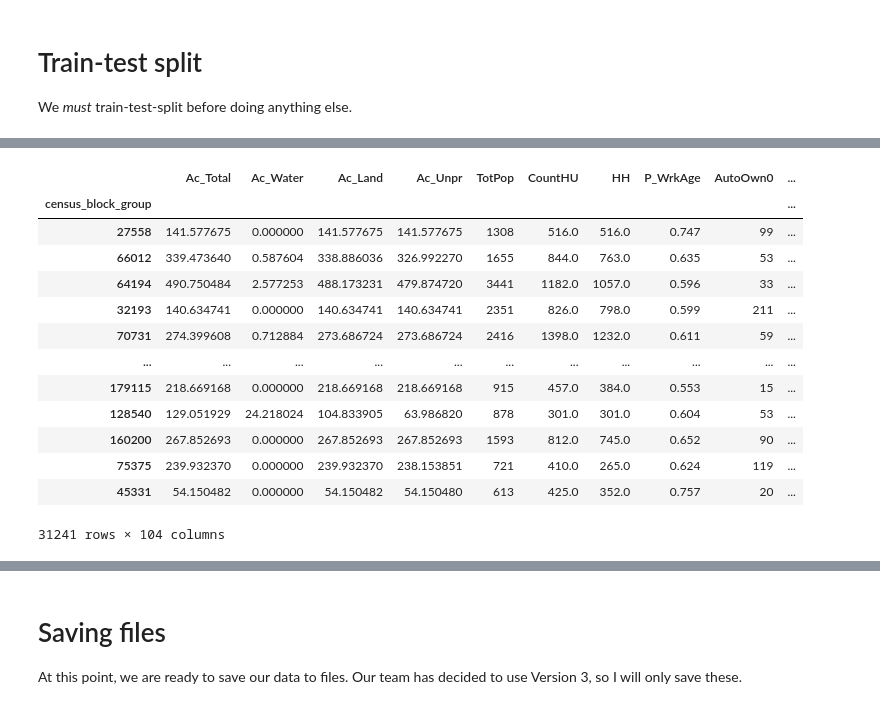
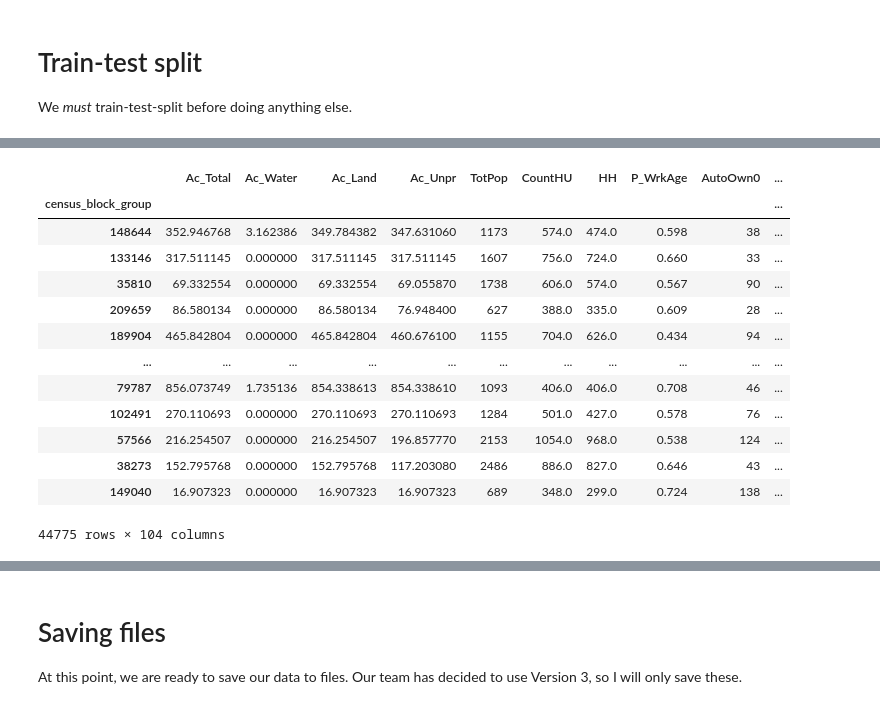
Before and after one commit to Arcturus816/Impact-of-Built-Environment, a Jupyter notebook: code/data-processing-1.ipynb, the cells around one changed output, grey strips where cells are left out. Drawn from its saved outputs; the diff is of its cells as text; code cells hidden in the pictures.

```diff
--- a/code/data-processing-1.ipynb
+++ b/code/data-processing-1.ipynb
@@ -1002,18 +1061,29 @@ gdf_combined2 = gdf_epa_trimmed2.join(other=df_cbg_aggregated, how="left")
 gdf_combined2_no2020 = gdf_epa_trimmed2.join(other=df_cbg_no2020_aggregated, how="left")
 
 # Get rid of rows with too few crashes
-gdf_combined2 = gdf_combined2[gdf_combined2["weighted_crashes"] > 3]
-gdf_combined2_no2020 = gdf_combined2_no2020[gdf_combined2_no2020["weighted_crashes"] > 3]
+gdf_combined2_gt3crashes = gdf_combined2[gdf_combined2["weighted_crashes"] > 3]
+gdf_combined2_no2020_gt3crashes = gdf_combined2_no2020[gdf_combined2_no2020["weighted_crashes"] > 3]
 
-# Create subversions, normalizing the outcome variable by population density
-gdf_combined2_normalized = gdf_combined2.copy()
-gdf_combined2_normalized["normalized_crashes"] = gdf_combined2_normalized["weighted_crashes"] / gdf_combined2_normalized["D1B"]
-gdf_combined2_normalized = gdf_combined2_normalized.drop(columns="weighted_crashes")
+# To prevent dividing by zero, we need to make sure the population density `D1B` is positive.
+# Furthermore, we don't want to use zero as an input into the logarithm, so we must get of CBGs with zero crashes.
+gdf_combined2 = gdf_combined2[(gdf_combined2["D1B"] > 0)
+                            & (gdf_combined2["weighted_crashes"] > 0)]
+gdf_combined2_no2020 = gdf_combined2_no2020[(gdf_combined2_no2020["D1B"] > 0)
+                                          & (gdf_combined2_no2020["weighted_crashes"] > 0)]
+gdf_combined2_gt3crashes = gdf_combined2_gt3crashes[gdf_combined2_gt3crashes["D1B"] > 0]
+gdf_combined2_no2020_gt3crashes = gdf_combined2_no2020_gt3crashes[gdf_combined2_no2020_gt3crashes["D1B"] > 0]
 
-# Same for no2020
-gdf_combined2_no2020_normalized = gdf_combined2_no2020.copy()
-gdf_combined2_no2020_normalized["normalized_crashes"] = gdf_combined2_no2020_normalized["weighted_crashes"] / gdf_combined2_no2020_normalized["D1B"]
-gdf_combined2_no2020_normalized = gdf_combined2_no2020_normalized.drop(columns="weighted_crashes")
+# Create new outcome variable by dividing by population density, then log-normalizing
+gdf_combined2["log_crash_per_density"] = np.log10(gdf_combined2["weighted_crashes"] / gdf_combined2["D1B"])
+gdf_combined2_no2020["log_crash_per_density"] = np.log10(gdf_combined2_no2020["weighted_crashes"] / gdf_combined2_no2020["D1B"])
+gdf_combined2_gt3crashes["log_crash_per_density"] = np.log10(gdf_combined2_gt3crashes["weighted_crashes"] / gdf_combined2_gt3crashes["D1B"])
+gdf_combined2_no2020_gt3crashes["log_crash_per_density"] = np.log10(gdf_combined2_no2020_gt3crashes["weighted_crashes"] / gdf_combined2_no2020_gt3crashes["D1B"])
+
+# Delete old outcome variable
+gdf_combined2 = gdf_combined2.drop(columns="weighted_crashes")
+gdf_combined2_no2020 = gdf_combined2_no2020.drop(columns="weighted_crashes")
+gdf_combined2_gt3crashes = gdf_combined2_gt3crashes.drop(columns="weighted_crashes")
+gdf_combined2_no2020_gt3crashes = gdf_combined2_no2020_gt3crashes.drop(columns="weighted_crashes")
 
 gdf_combined2
 # %% [output]
@@ -1056,9 +1126,9 @@ dtype: int64
 # %%
 # Remove geometry and turn back into Pandas DF
 df_combined2 = pd.DataFrame(gdf_combined2.drop(columns="geometry"))
-df_combined2_normalized = pd.DataFrame(gdf_combined2_normalized.drop(columns="geometry"))
+df_combined2_gt3crashes = pd.DataFrame(gdf_combined2_gt3crashes.drop(columns="geometry"))
 df_combined2_no2020 = pd.DataFrame(gdf_combined2_no2020.drop(columns="geometry"))
-df_combined2_no2020_normalized = pd.DataFrame(gdf_combined2_no2020_normalized.drop(columns="geometry"))
+df_combined2_no2020_gt3crashes = pd.DataFrame(gdf_combined2_no2020_gt3crashes.drop(columns="geometry"))
 
 df_combined2
 # %% [output]
@@ -1198,31 +1280,31 @@ gdf_1_train
 # %%
 # Version 2
 df_2_train, df_2_test = train_test_split(df_combined2, test_size=0.2, shuffle=True, random_state=831)
-df_2_normalized_train, df_2_normalized_test = train_test_split(df_combined2_normalized, test_size=0.2, shuffle=True, random_state=831)
+df_2_gt3crashes_train, df_2_gt3crashes_test = train_test_split(df_combined2_gt3crashes, test_size=0.2, shuffle=True, random_state=831)
 df_2_no2020_train, df_2_no2020_test = train_test_split(df_combined2_no2020, test_size=0.2, shuffle=True, random_state=831)
-df_2_no2020_normalized_train, df_2_no2020_normalized_test = train_test_split(df_combined2_no2020_normalized, test_size=0.2, shuffle=True, random_state=831)
+df_2_no2020_gt3crashes_train, df_2_no2020_gt3crashes_test = train_test_split(df_combined2_no2020_gt3crashes, test_size=0.2, shuffle=True, random_state=831)
 
 gdf_2_train, gdf_2_test = train_test_split(gdf_combined2, test_size=0.2, shuffle=True, random_state=831)
-gdf_2_normalized_train, gdf_2_normalized_test = train_test_split(gdf_combined2_normalized, test_size=0.2, shuffle=True, random_state=831)
+gdf_2_gt3crashes_train, gdf_2_gt3crashes_test = train_test_split(gdf_combined2_gt3crashes, test_size=0.2, shuffle=True, random_state=831)
 gdf_2_no2020_train, gdf_2_no2020_test = train_test_split(gdf_combined2_no2020, test_size=0.2, shuffle=True, random_state=831)
-gdf_2_no2020_normalized_train, gdf_2_no2020_normalized_test = train_test_split(gdf_combined2_no2020_normalized, test_size=0.2, shuffle=True, random_state=831)
+gdf_2_no2020_gt3crashes_train, gdf_2_no2020_gt3crashes_test = train_test_split(gdf_combined2_no2020_gt3crashes, test_size=0.2, shuffle=True, random_state=831)
 
 df_2_train
 # %% [output]
 |  | Ac_Total | Ac_Water | Ac_Land | Ac_Unpr | TotPop | CountHU | HH | P_WrkAge | AutoOwn0 | ... |
 | census_block_group |  |  |  |  |  |  |  |  |  | ... |
-| 27558 | 141.577675 | 0.000000 | 141.577675 | 141.577675 | 1308 | 516.0 | 516.0 | 0.747 | 99 | ... |
-| 66012 | 339.473640 | 0.587604 | 338.886036 | 326.992270 | 1655 | 844.0 | 763.0 | 0.635 | 53 | ... |
-| 64194 | 490.750484 | 2.577253 | 488.173231 | 479.874720 | 3441 | 1182.0 | 1057.0 | 0.596 | 33 | ... |
-| 32193 | 140.634741 | 0.000000 | 140.634741 | 140.634741 | 2351 | 826.0 | 798.0 | 0.599 | 211 | ... |
-| 70731 | 274.399608 | 0.712884 | 273.686724 | 273.686724 | 2416 | 1398.0 | 1232.0 | 0.611 | 59 | ... |
+| 148644 | 352.946768 | 3.162386 | 349.784382 | 347.631060 | 1173 | 574.0 | 474.0 | 0.598 | 38 | ... |
+| 133146 | 317.511145 | 0.000000 | 317.511145 | 317.511145 | 1607 | 756.0 | 724.0 | 0.660 | 33 | ... |
+| 35810 | 69.332554 | 0.000000 | 69.332554 | 69.055870 | 1738 | 606.0 | 574.0 | 0.567 | 90 | ... |
+| 209659 | 86.580134 | 0.000000 | 86.580134 | 76.948400 | 627 | 388.0 | 335.0 | 0.609 | 28 | ... |
+| 189904 | 465.842804 | 0.000000 | 465.842804 | 460.676100 | 1155 | 704.0 | 626.0 | 0.434 | 94 | ... |
 | ... | ... | ... | ... | ... | ... | ... | ... | ... | ... | ... |
-| 179115 | 218.669168 | 0.000000 | 218.669168 | 218.669168 | 915 | 457.0 | 384.0 | 0.553 | 15 | ... |
-| 128540 | 129.051929 | 24.218024 | 104.833905 | 63.986820 | 878 | 301.0 | 301.0 | 0.604 | 53 | ... |
-| 160200 | 267.852693 | 0.000000 | 267.852693 | 267.852693 | 1593 | 812.0 | 745.0 | 0.652 | 90 | ... |
-| 75375 | 239.932370 | 0.000000 | 239.932370 | 238.153851 | 721 | 410.0 | 265.0 | 0.624 | 119 | ... |
-| 45331 | 54.150482 | 0.000000 | 54.150482 | 54.150480 | 613 | 425.0 | 352.0 | 0.757 | 20 | ... |
+| 79787 | 856.073749 | 1.735136 | 854.338613 | 854.338610 | 1093 | 406.0 | 406.0 | 0.708 | 46 | ... |
+| 102491 | 270.110693 | 0.000000 | 270.110693 | 270.110693 | 1284 | 501.0 | 427.0 | 0.578 | 76 | ... |
+| 57566 | 216.254507 | 0.000000 | 216.254507 | 196.857770 | 2153 | 1054.0 | 968.0 | 0.538 | 124 | ... |
+| 38273 | 152.795768 | 0.000000 | 152.795768 | 117.203080 | 2486 | 886.0 | 827.0 | 0.646 | 43 | ... |
+| 149040 | 16.907323 | 0.000000 | 16.907323 | 16.907323 | 689 | 348.0 | 299.0 | 0.724 | 138 | ... |
-31241 rows × 104 columns
+44775 rows × 104 columns
 # %%
 # Version 3
 df_3_train, df_3_test = train_test_split(df_combined3, test_size=0.2, shuffle=True, random_state=831)
```
Also changed, not shown: parts of 22 cells of this notebook.
